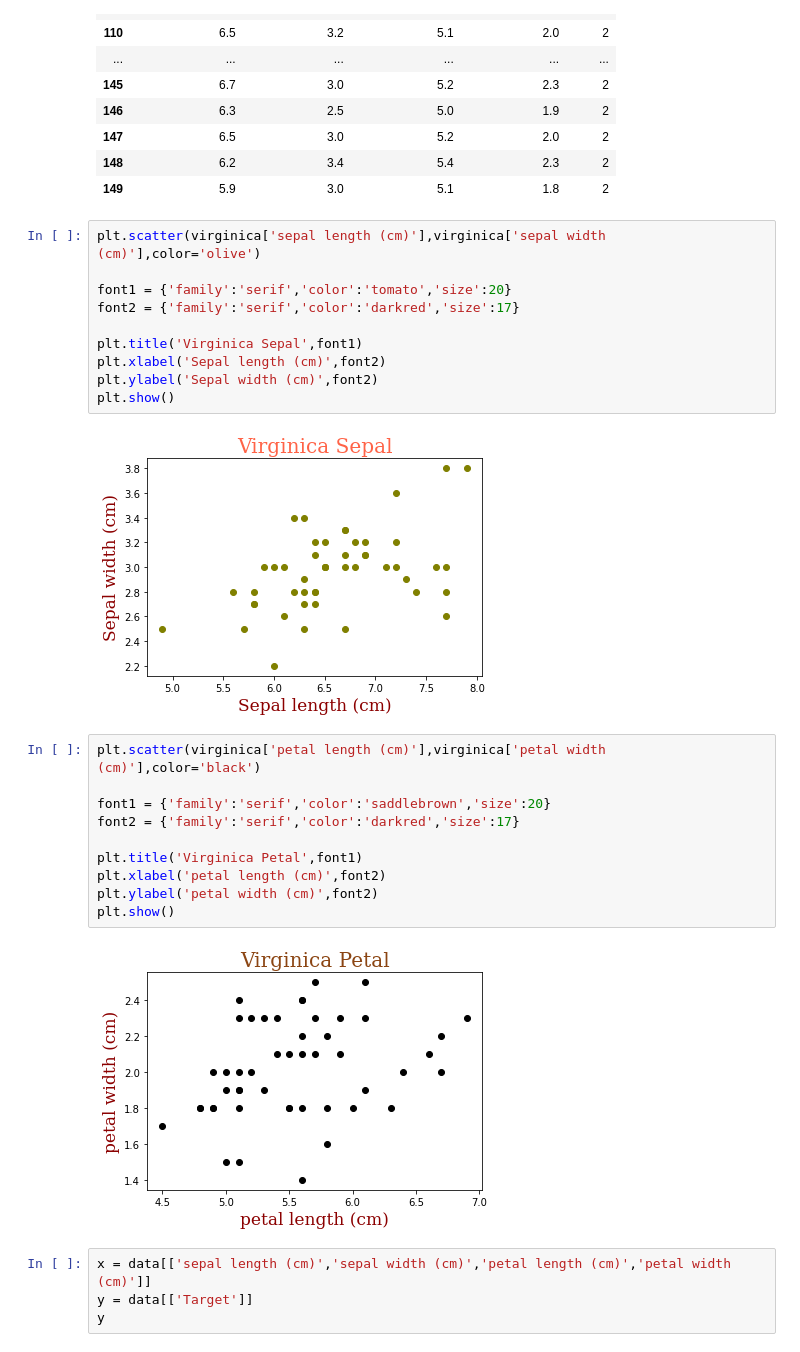
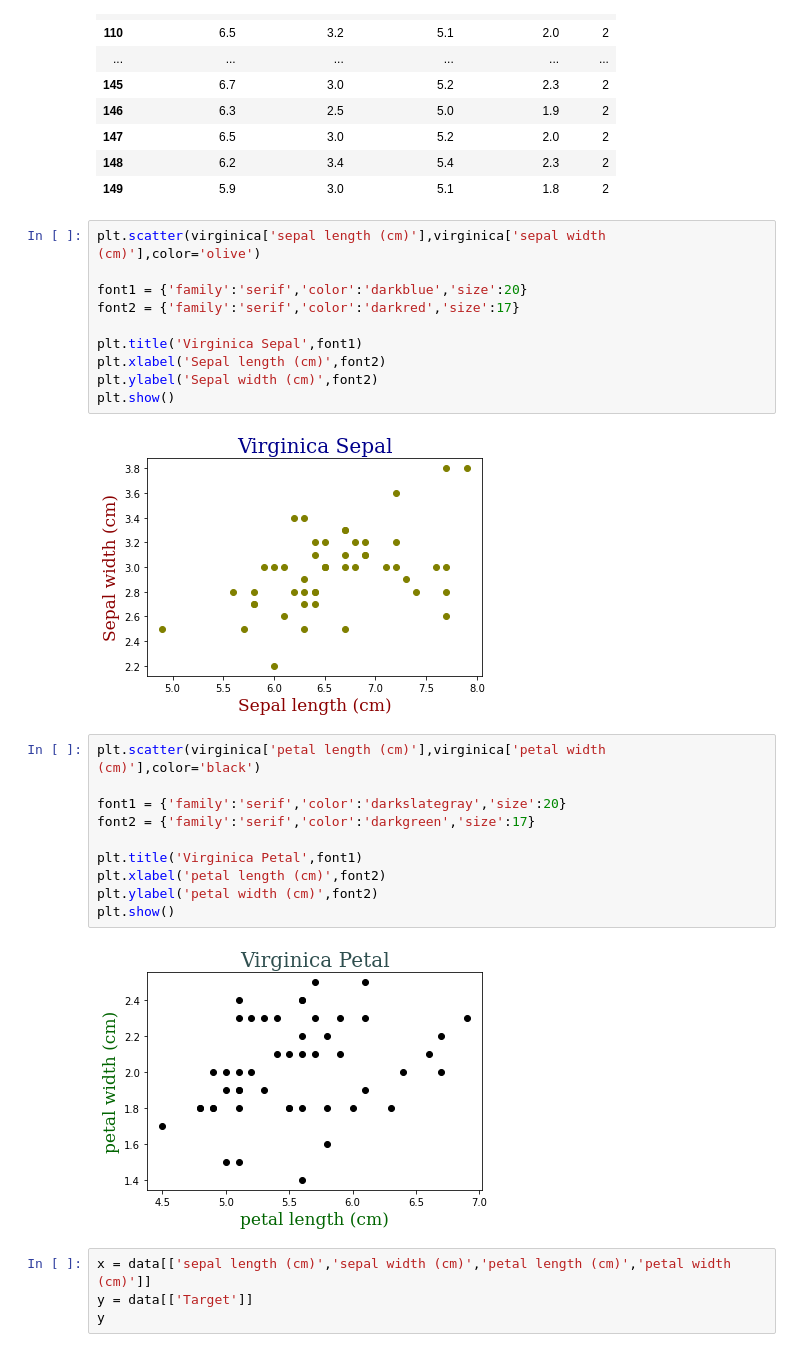
Before and after one commit to furqankhalil/SZIC-AI, a Jupyter notebook: Jupyter Notebook/Naive Bayes.ipynb, the cells around one changed output. Saved outputs shown, nothing was run; the diff lists cells and outputs as text.

```diff
--- a/Jupyter Notebook/Naive Bayes.ipynb
+++ b/Jupyter Notebook/Naive Bayes.ipynb
@@ -192,7 +207,7 @@ virginica
 # %%
 plt.scatter(virginica['sepal length (cm)'],virginica['sepal width (cm)'],color='olive')
 
-font1 = {'family':'serif','color':'tomato','size':20}
+font1 = {'family':'serif','color':'darkblue','size':20}
 font2 = {'family':'serif','color':'darkred','size':17}
 
 plt.title('Virginica Sepal',font1)
@@ -200,19 +215,19 @@ plt.xlabel('Sepal length (cm)',font2)
 plt.ylabel('Sepal width (cm)',font2)
 plt.show()
 # %% [output]
-[figure, old version]
+[figure, new version]
 # %%
 plt.scatter(virginica['petal length (cm)'],virginica['petal width (cm)'],color='black')
 
-font1 = {'family':'serif','color':'saddlebrown','size':20}
-font2 = {'family':'serif','color':'darkred','size':17}
+font1 = {'family':'serif','color':'darkslategray','size':20}
+font2 = {'family':'serif','color':'darkgreen','size':17}
 
 plt.title('Virginica Petal',font1)
 plt.xlabel('petal length (cm)',font2)
 plt.ylabel('petal width (cm)',font2)
 plt.show()
 # %% [output]
-[figure, old version]
+[figure, new version]
 # %%
 x = data[['sepal length (cm)','sepal width (cm)','petal length (cm)','petal width (cm)']]
 y = data[['Target']]
```
Also changed, not shown: parts of 1 cell of this notebook.
